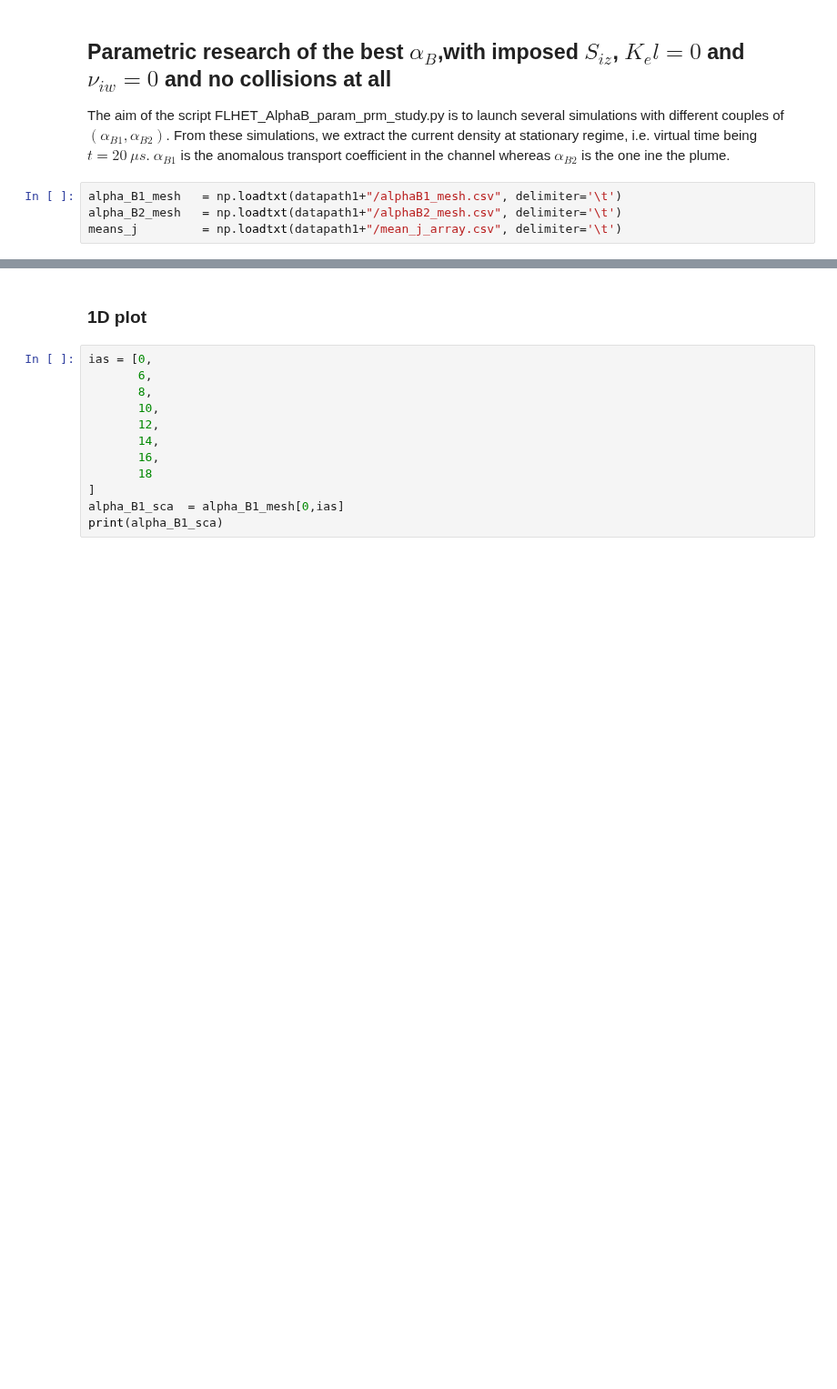
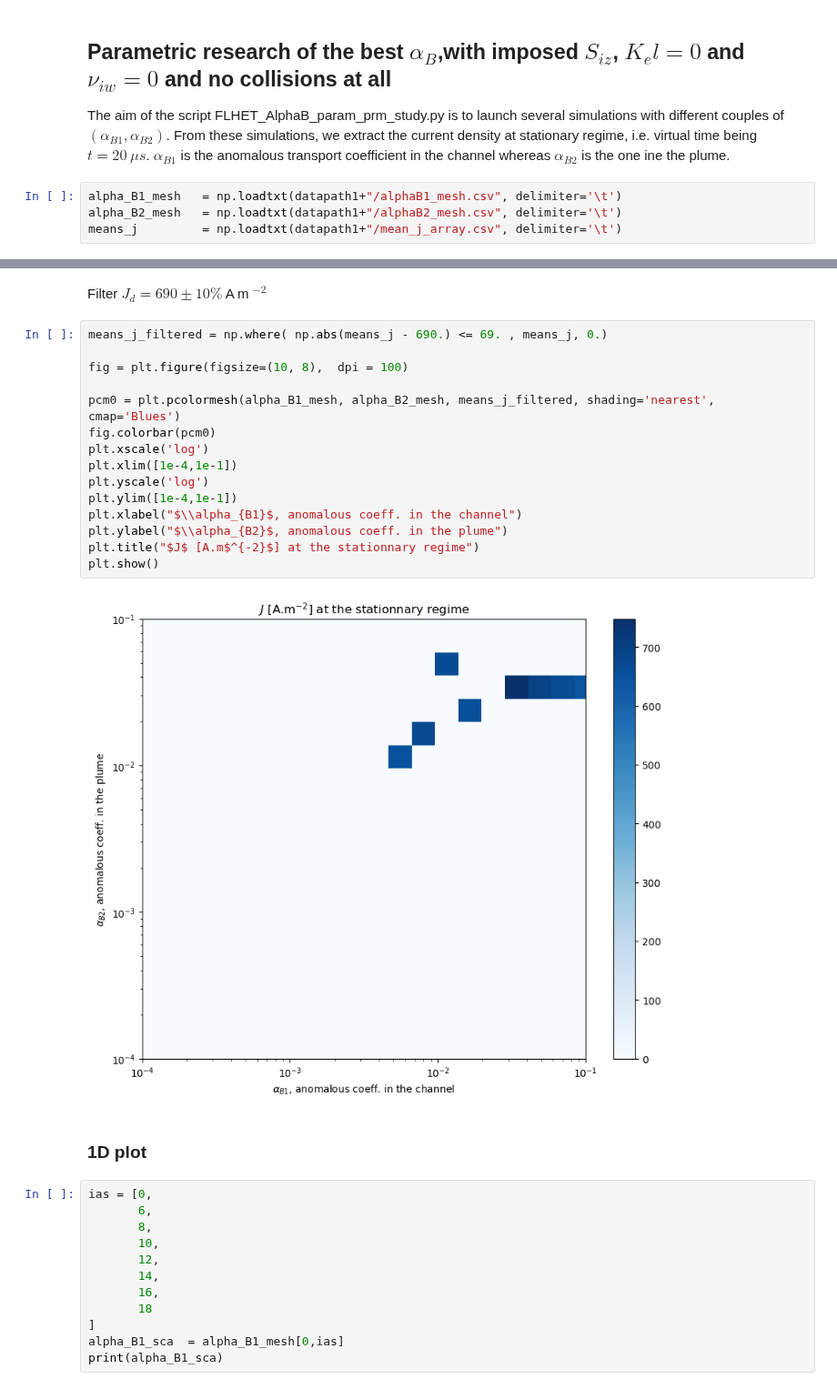
Before and after one commit to federicopetronio/FLHET1D, a Jupyter notebook: plots_alphaB_param_study.ipynb, the cells around one changed output, grey strips where cells are left out. Shown at 91% size. Drawn from its saved outputs; the diff is of its cells as text; blank space fills up the shorter version.

```diff
--- a/plots_alphaB_param_study.ipynb
+++ b/plots_alphaB_param_study.ipynb
@@ -46,3 +47,22 @@ plt.show()
+# %% [markdown]
+Filter $J_d = 690 \pm 10 \%$ A m $^{-2}$
+# %%
+means_j_filtered = np.where( np.abs(means_j - 690.) <= 69. , means_j, 0.)
+
+fig = plt.figure(figsize=(10, 8),  dpi = 100)
+
+pcm0 = plt.pcolormesh(alpha_B1_mesh, alpha_B2_mesh, means_j_filtered, shading='nearest', cmap='Blues')
+fig.colorbar(pcm0)
+plt.xscale('log')
+plt.xlim([1e-4,1e-1])
+plt.yscale('log')
+plt.ylim([1e-4,1e-1])
+plt.xlabel("$\\alpha_{B1}$, anomalous coeff. in the channel")
+plt.ylabel("$\\alpha_{B2}$, anomalous coeff. in the plume")
+plt.title("$J$ [A.m$^{-2}$] at the stationnary regime")
+plt.show()
+# %% [output]
+[figure, added]
 # %% [markdown]
 ### 1D plot
 # %%
```
Also changed, not shown: parts of 11 cells of this notebook, 30 other files.
